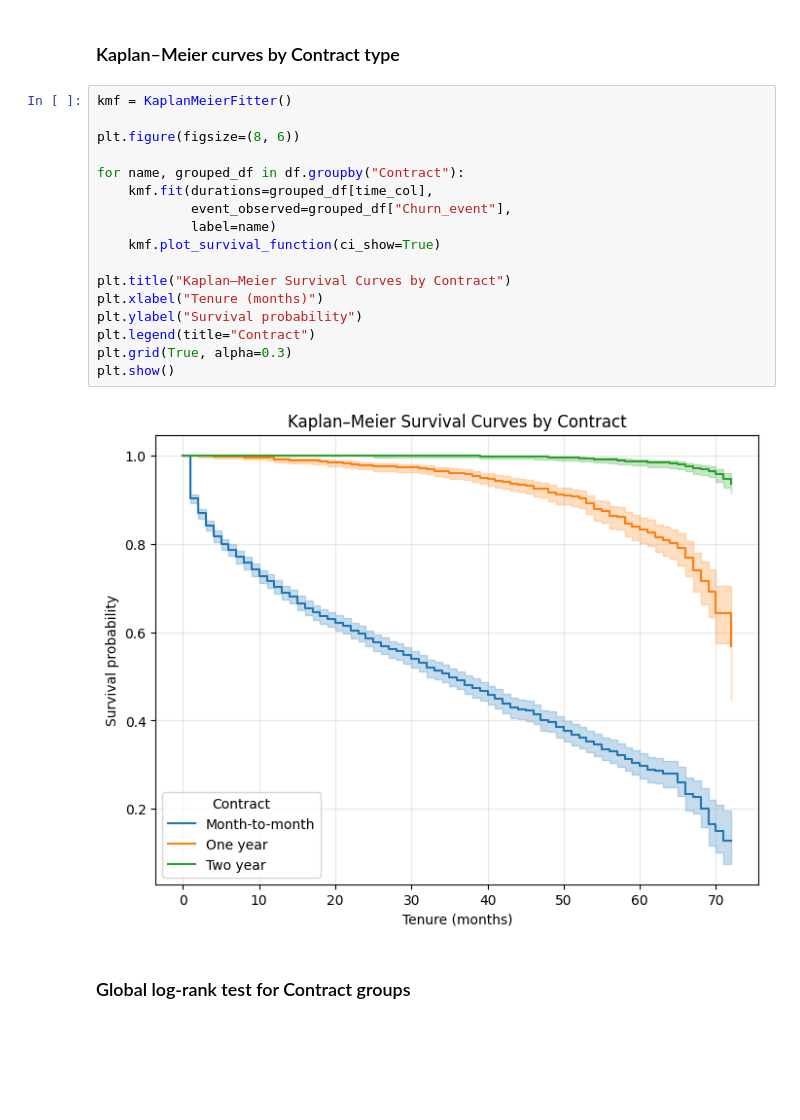
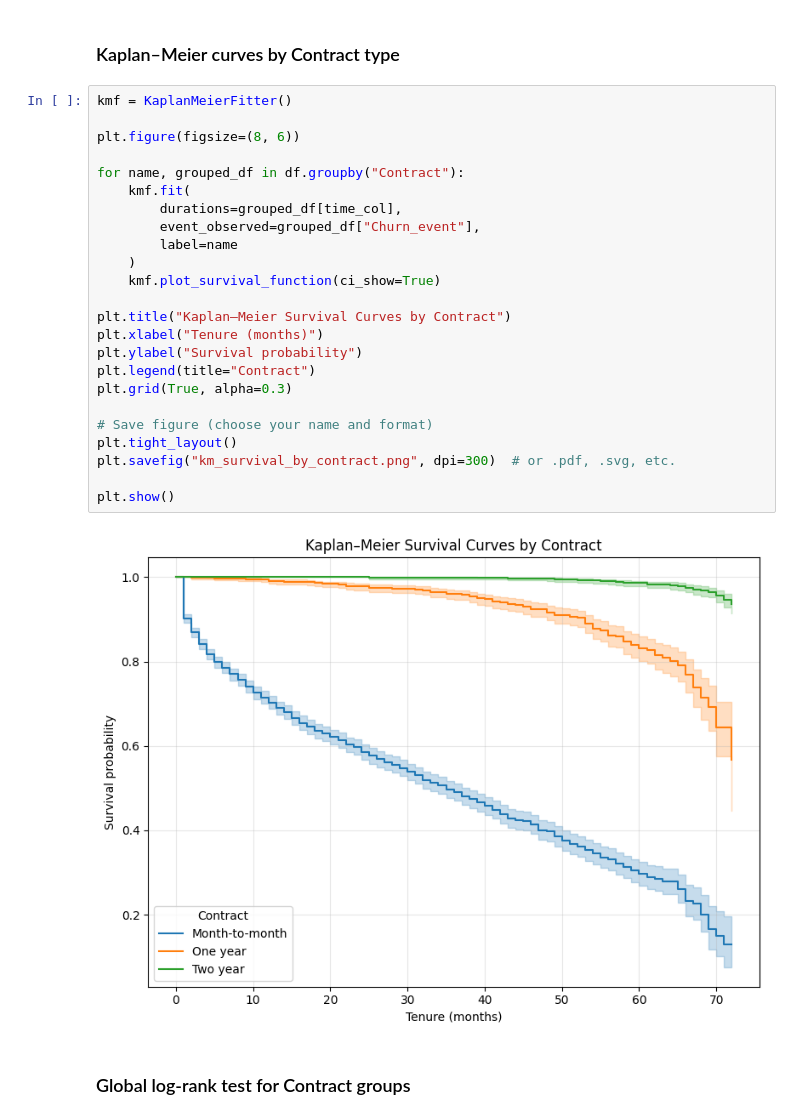
Before and after one commit to nawshinnasir/Statistics_Project_02, a Jupyter notebook: survival_analysis.ipynb, the cells around one changed output. Cells and saved outputs as stored; diff of their text form; blank space fills up the shorter version.

Commit message:
figures added

```diff
--- a/survival_analysis.ipynb
+++ b/survival_analysis.ipynb
@@ -124,22 +124,29 @@ plt.show()
 # %%
 kmf = KaplanMeierFitter()
 
 plt.figure(figsize=(8, 6))
 
 for name, grouped_df in df.groupby("Contract"):
-    kmf.fit(durations=grouped_df[time_col],
-            event_observed=grouped_df["Churn_event"],
-            label=name)
+    kmf.fit(
+        durations=grouped_df[time_col],
+        event_observed=grouped_df["Churn_event"],
+        label=name
+    )
     kmf.plot_survival_function(ci_show=True)
 
 plt.title("Kaplan–Meier Survival Curves by Contract")
 plt.xlabel("Tenure (months)")
 plt.ylabel("Survival probability")
 plt.legend(title="Contract")
 plt.grid(True, alpha=0.3)
+
+# Save figure (choose your name and format)
+plt.tight_layout()
+plt.savefig("km_survival_by_contract.png", dpi=300)  # or .pdf, .svg, etc.
+
 plt.show()
 # %% [output]
-[figure, old version]
+[figure, new version]
 # %% [markdown]
 ###  Global log-rank test for Contract groups
 # %%
```
Also changed, not shown: parts of 1 cell of this notebook, 2 other files.
